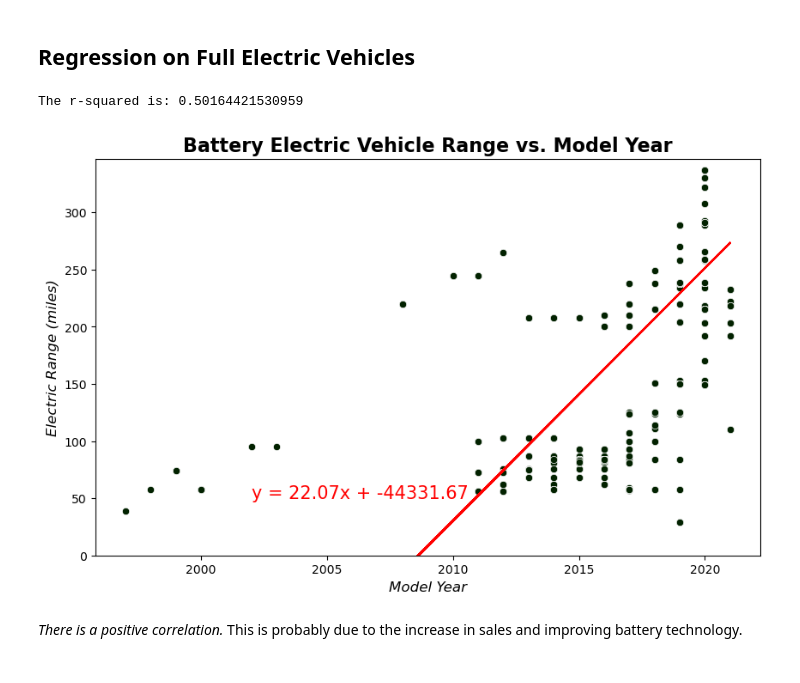
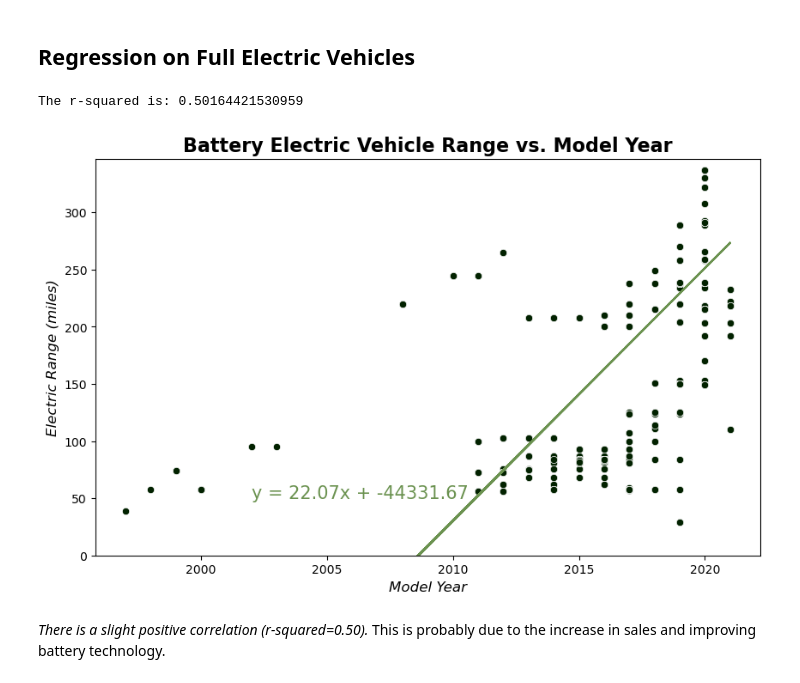
Before and after one commit to wrp94/project-1-group-02, a Jupyter notebook: regressions/linear_regression.ipynb, the cells around one changed output. Drawn from its saved outputs; the diff is of its cells as text; code cells hidden in the pictures.

```diff
--- a/regressions/linear_regression.ipynb
+++ b/regressions/linear_regression.ipynb
@@ -89,29 +112,39 @@ The r-squared is: 0.0008103666038509397
 # %%
 # plot full electric vehicle range vs. model year with the regression line
 
+# set up variables for linear regression and plotting
 full_electric_model_year = full_electric_df["Model Year"]
 full_electric_range = full_electric_df["Electric Range"]
 
+# perform linear regression
 (full_electric_slope, full_electric_intercept, full_electric_rvalue, pvalue, stderr) = linregress(full_electric_model_year, full_electric_range)
 full_electric_line_eq = f"y = {full_electric_slope:.2f}x + {full_electric_intercept:.2f}"
 full_electric_regress_values = full_electric_slope * full_electric_model_year + full_electric_intercept
 
-plt.figure(figsize=(10, 6))
+# set up plot
+plt.figure(figsize=(10, 6),)
 
+# plot
 sns.scatterplot(x=full_electric_model_year, y=full_electric_range, color="#022200")
-plt.plot(full_electric_model_year, full_electric_regress_values, "r-")
+plt.plot(full_electric_model_year, full_electric_regress_values, color="#6B9250")
 
+# format plot
 plt.title("Battery Electric Vehicle Range vs. Model Year", fontsize=16, fontweight="bold")
 plt.ylabel("Electric Range (miles)", fontsize=12, fontstyle="italic")
 plt.xlabel("Model Year", fontsize=12, fontstyle="italic")
 plt.ylim(0, full_electric_range.max() + 10)
 
-plt.annotate(full_electric_line_eq, (2002, 50), fontsize=15, color="red")
+# add regression line equation
+plt.annotate(full_electric_line_eq, (2002, 50), fontsize=15, color="#6B9250")
 
+# print r-squared
 print(f"The r-squared is: {full_electric_rvalue**2}")
+
+# save/show plot
+plt.savefig("images/full_electric_regression.png")
 plt.show()
 # %% [output]
 The r-squared is: 0.50164421530959
-[figure, old version]
+[figure, new version]
 # %% [markdown]
-*There is a positive correlation.* This is probably due to the increase in sales and improving battery technology.
+*There is a slight positive correlation (r-squared=0.50).* This is probably due to the increase in sales and improving battery technology.
```
Also changed, not shown: parts of 5 cells of this notebook, 3 other files.
